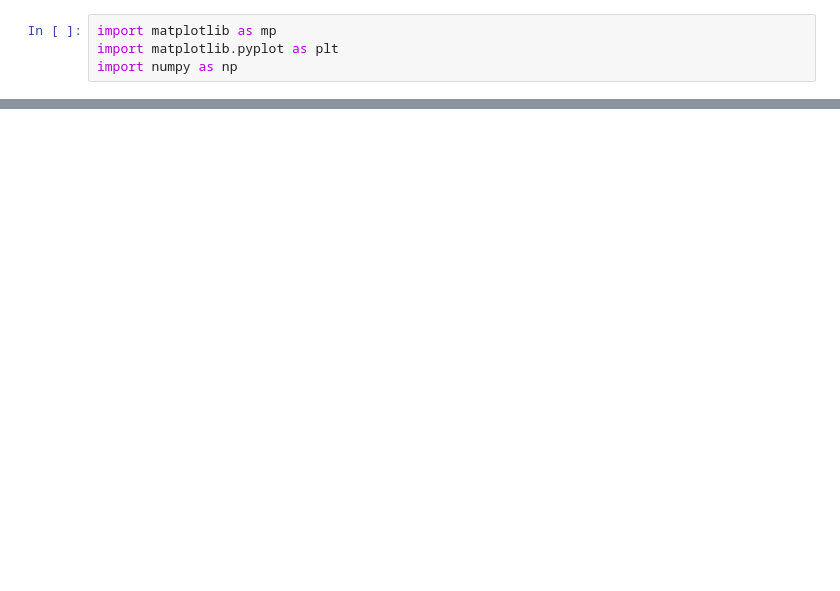
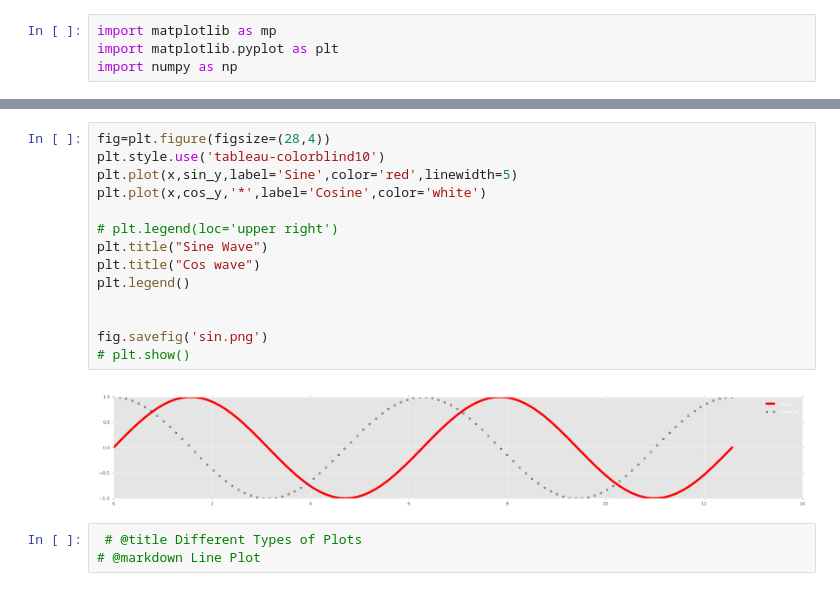
Before and after one commit to prayantgupta15/DataEngineering, a Jupyter notebook: plots.ipynb, the cells around one changed output, grey strips where cells are left out. Drawn from its saved outputs; the diff is of its cells as text; blank space fills up the shorter version.

```diff
--- a/plots.ipynb
+++ b/plots.ipynb
@@ -16,0 +74,19 @@ plt.show()
+# %%
+fig=plt.figure(figsize=(28,4))
+plt.style.use('tableau-colorblind10')
+plt.plot(x,sin_y,label='Sine',color='red',linewidth=5)
+plt.plot(x,cos_y,'*',label='Cosine',color='white')
+
+# plt.legend(loc='upper right')
+plt.title("Sine Wave")
+plt.title("Cos wave")
+plt.legend()
+
+
+fig.savefig('sin.png')
+# plt.show()
+# %% [output]
+[figure, added]
+# %%
+ # @title Different Types of Plots
+# @markdown Line Plot
```
Also changed, not shown: parts of 10 cells of this notebook.
